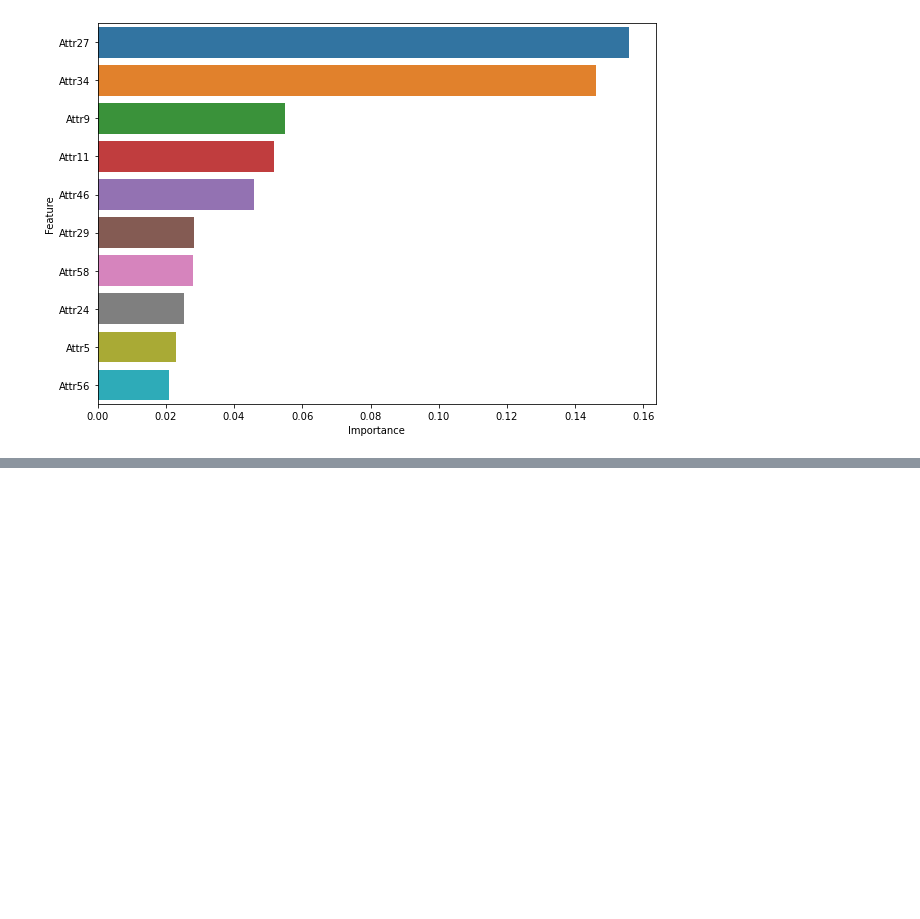
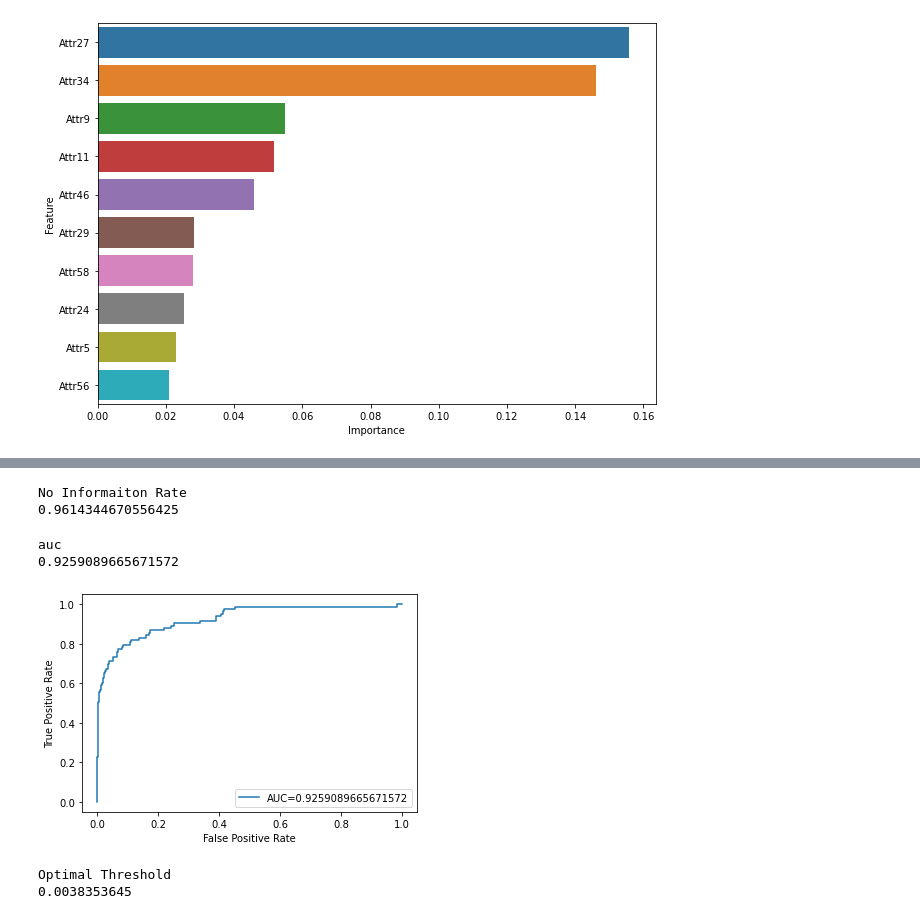
Before and after one commit to Vochannguyen/DS7331, a Jupyter notebook: Case Study 4/Vo Nguyen/Case Study 4.ipynb, the cells around one changed output, grey strips where cells are left out. Cells and saved outputs as stored; diff of their text form; code cells hidden in the pictures; blank space fills up the shorter version.

```diff
--- a/Case Study 4/Vo Nguyen/Case Study 4.ipynb
+++ b/Case Study 4/Vo Nguyen/Case Study 4.ipynb
@@ -396,0 +477,33 @@ plt.show()
+# %%
+print("No Informaiton Rate")
+print(np.max(np.array([np.mean(df["class"]),(1-np.mean(df["class"]))])))
+# %% [output]
+No Informaiton Rate
+0.9614344670556425
+# %%
+from sklearn.metrics import roc_auc_score
+from sklearn.metrics import roc_curve
+predprobs = xgb_model.predict_proba(X_test)
+
+fpr, tpr, thresholds = roc_curve(y_test,  predprobs[:,1])
+auc = roc_auc_score(y_test, predprobs[:,1])
+print("auc")
+print(auc)
+# %% [output]
+auc
+0.9259089665671572
+# %%
+#create ROC curve
+plt.plot(fpr,tpr,label="AUC="+str(auc))
+plt.ylabel('True Positive Rate')
+plt.xlabel('False Positive Rate')
+plt.legend(loc=4)
+plt.show()
+
+#Optimal Threshhold
+print("Optimal Threshold")
+print(thresholds[np.argmax(tpr - fpr)])
+# %% [output]
+[figure, added]
+Optimal Threshold
+0.0038353645
```
Also changed, not shown: parts of 19 cells of this notebook.
